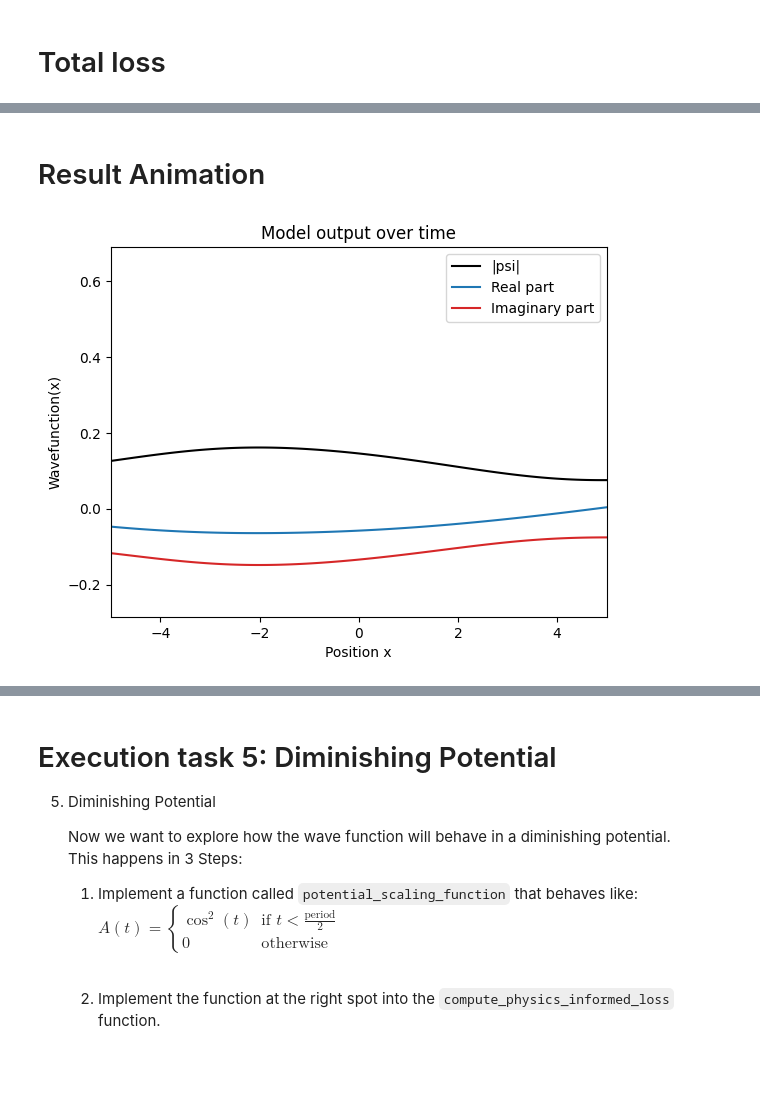
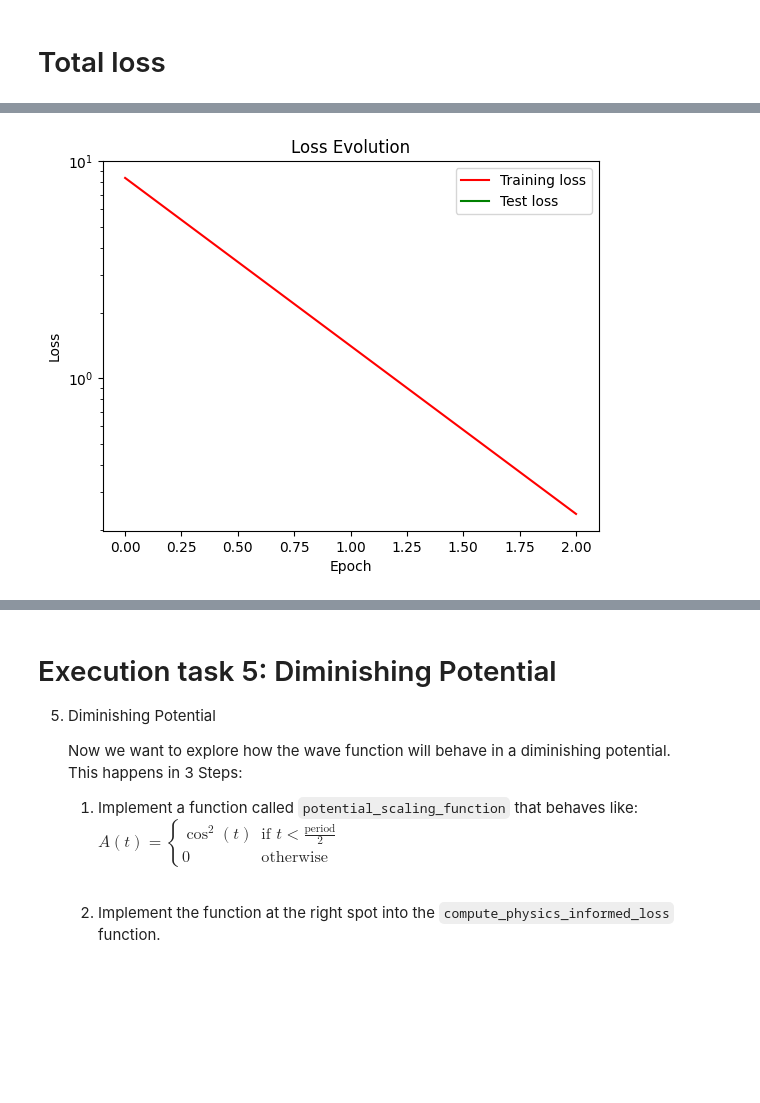
Before and after one commit to zincware/ZnPINNLab, a Jupyter notebook: day2/pinn_schrodinger_template.ipynb, the cells around one changed output, grey strips where cells are left out. Drawn from its saved outputs; the diff is of its cells as text; code cells hidden in the pictures; blank space fills up the shorter version.

```diff
--- a/day2/pinn_schrodinger_template.ipynb
+++ b/day2/pinn_schrodinger_template.ipynb
@@ -616,7 +611,6 @@ def execute(
     Execute the training procedure for a physics-informed neural network model.
 
     This function trains the model using specified hyperparameters and returns relevant data.
-
 
 
     Parameters
@@ -651,6 +645,7 @@ def execute(
     # Step 2: Lists Initialization
     train_loss_evolution = []
     test_loss_evolution = []
+    predictions_list = []
 
     # Define Loading Bar
     loading_bar = trange(1, num_epochs + 1)
@@ -662,6 +657,11 @@ def execute(
         test_loss = compute_total_loss(model, test_ds, potential_scaling)
         test_loss_evolution.append(float(test_loss))
         train_loss_evolution.append(float(train_loss))
+
+        # Prediction tracking
+        if epoch in logarithmic_sampling(num_epochs):
+            h_hat = get_prediction(model, period=shared_data.period, device=device)
+            predictions_list.append(h_hat)
 
         # Step 5: Permutation of Training Data
         permutations = torch.randperm(min(train_ds["schrodinger"]["inputs"][0].shape[0],
@@ -704,4 +704,4 @@ def execute(
 
 
     # Step 10: Data Return
-    return train_loss_evolution, test_loss_evolution
+    return train_loss_evolution, test_loss_evolution, predictions_list
@@ -735,35 +740 @@ train_loss_evolution, test_loss_evolution = execute(
 )
-# %%
-def visualize_training(train_loss_evolution, test_loss_evolution):
-    """
-    Visualize the evolution of the loss during training.
-
-    This function plots the evolution of the loss during training.
-    The following steps are involved:
-
-
-    Parameters
-    ----------
-    train_loss_evolution : list
-        A list containing train loss values during training.
-    test_loss_evolution : list
-        A list containing test loss values during training.
-
-    Returns
-    -------
-    None
-    """
-    # Step 1: Create a figure and axis
-    fig, ax = plt.subplots()
-
-    # Add labels and a legend
-    ax.plot(np.linspace(0, len(train_loss_evolution), len(train_loss_evolution)), train_loss_evolution, c='r', label='Training loss')
-    ax.plot(np.linspace(0, len(test_loss_evolution), len(test_loss_evolution)), test_loss_evolution, c='g', label='Test loss')
-    ax.legend()
-    ax.set_title('Loss Evolution')
-    ax.set_xlabel('Epoch')
-    ax.set_ylabel('Loss')
-    ax.set_yscale('log')  # Set y-axis to logarithmic scale
-
-    # Show the plot
-    plt.show()
@@ -902,2 +740,0 @@ visualize_solution(model, period, potential_scaling=True, n=shared_data.n, save_
-# %% [markdown]
-# Result Animation
@@ -987,9 +741,4 @@ predcitions_list, predictions_list_r, predictions_list_i, psi_min, psi_max = Ani
-# %%
-animator = AnimationGenerator(predcitions_list,
-                              predictions_list_r,
-                              predictions_list_i,
-                              psi_min,
-                              psi_max,)
-animator.create_animation('./groundstate.mp4', frames=150, fps=30)
-# %% [output]
-[figure, removed]
+# %%
+visualize_training(train_loss_evolution, test_loss_evolution)
+# %% [output]
+[figure, added]
```
Also changed, not shown: parts of 35 cells of this notebook, 7 other files.
